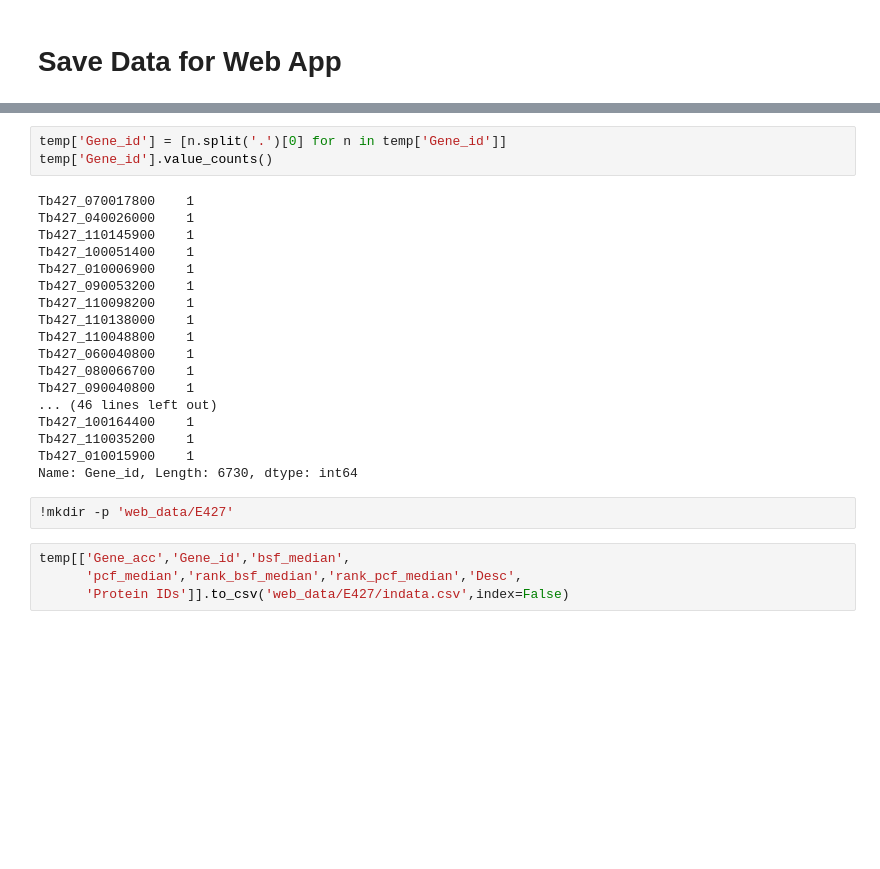
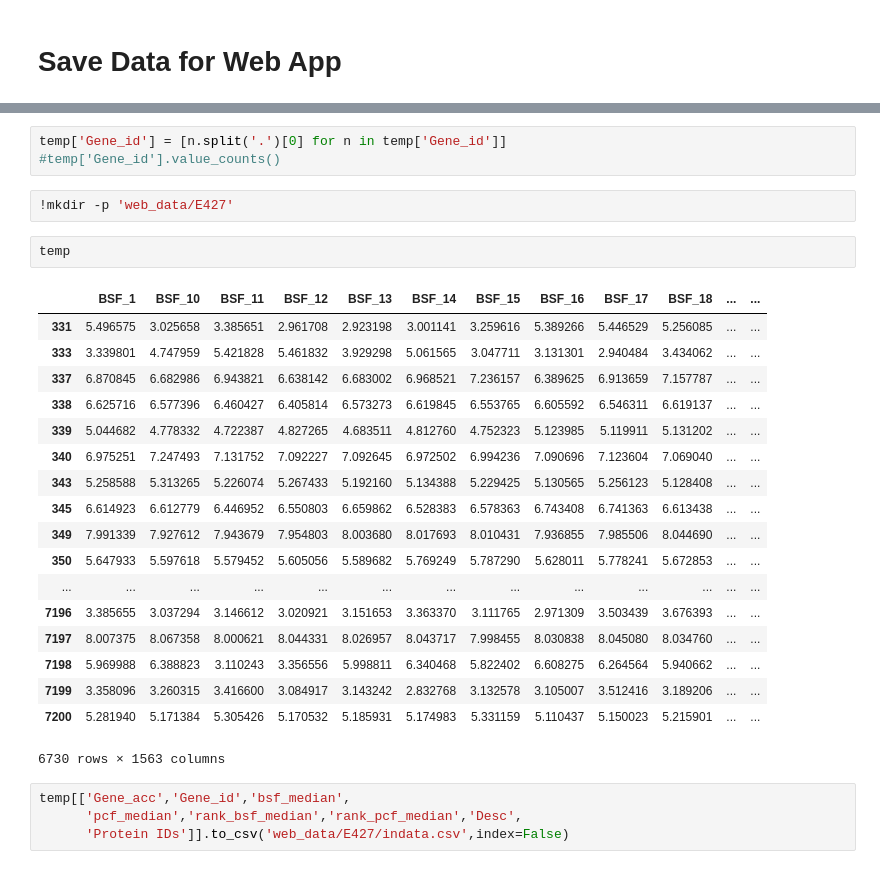
Before and after one commit to mtinti/tbrucei_ibaq, a Jupyter notebook: analysis_427.ipynb, the cells around one changed output, grey strips where cells are left out. Saved outputs shown, nothing was run; the diff lists cells and outputs as text; blank space fills up the shorter version.

```diff
--- a/analysis_427.ipynb
+++ b/analysis_427.ipynb
@@ -333,27 +333,30 @@ temp.head()
 5 rows × 1563 columns
 # %%
 temp['Gene_id'] = [n.split('.')[0] for n in temp['Gene_id']]
-temp['Gene_id'].value_counts()
+#temp['Gene_id'].value_counts()
-# %% [output]
-Tb427_070017800    1
-Tb427_040026000    1
-Tb427_110145900    1
-Tb427_100051400    1
-Tb427_010006900    1
-Tb427_090053200    1
-Tb427_110098200    1
-Tb427_110138000    1
-Tb427_110048800    1
-Tb427_060040800    1
-Tb427_080066700    1
-Tb427_090040800    1
-... (46 lines left out)
-Tb427_100164400    1
-Tb427_110035200    1
-Tb427_010015900    1
-Name: Gene_id, Length: 6730, dtype: int64
 # %%
 !mkdir -p 'web_data/E427'
+# %%
+temp
+# %% [output]
+|  | BSF_1 | BSF_10 | BSF_11 | BSF_12 | BSF_13 | BSF_14 | BSF_15 | BSF_16 | BSF_17 | BSF_18 | ... | ... |
+| 331 | 5.496575 | 3.025658 | 3.385651 | 2.961708 | 2.923198 | 3.001141 | 3.259616 | 5.389266 | 5.446529 | 5.256085 | ... | ... |
+| 333 | 3.339801 | 4.747959 | 5.421828 | 5.461832 | 3.929298 | 5.061565 | 3.047711 | 3.131301 | 2.940484 | 3.434062 | ... | ... |
+| 337 | 6.870845 | 6.682986 | 6.943821 | 6.638142 | 6.683002 | 6.968521 | 7.236157 | 6.389625 | 6.913659 | 7.157787 | ... | ... |
+| 338 | 6.625716 | 6.577396 | 6.460427 | 6.405814 | 6.573273 | 6.619845 | 6.553765 | 6.605592 | 6.546311 | 6.619137 | ... | ... |
+| 339 | 5.044682 | 4.778332 | 4.722387 | 4.827265 | 4.683511 | 4.812760 | 4.752323 | 5.123985 | 5.119911 | 5.131202 | ... | ... |
+| 340 | 6.975251 | 7.247493 | 7.131752 | 7.092227 | 7.092645 | 6.972502 | 6.994236 | 7.090696 | 7.123604 | 7.069040 | ... | ... |
+| 343 | 5.258588 | 5.313265 | 5.226074 | 5.267433 | 5.192160 | 5.134388 | 5.229425 | 5.130565 | 5.256123 | 5.128408 | ... | ... |
+| 345 | 6.614923 | 6.612779 | 6.446952 | 6.550803 | 6.659862 | 6.528383 | 6.578363 | 6.743408 | 6.741363 | 6.613438 | ... | ... |
+| 349 | 7.991339 | 7.927612 | 7.943679 | 7.954803 | 8.003680 | 8.017693 | 8.010431 | 7.936855 | 7.985506 | 8.044690 | ... | ... |
+| 350 | 5.647933 | 5.597618 | 5.579452 | 5.605056 | 5.589682 | 5.769249 | 5.787290 | 5.628011 | 5.778241 | 5.672853 | ... | ... |
+| ... | ... | ... | ... | ... | ... | ... | ... | ... | ... | ... | ... | ... |
+| 7196 | 3.385655 | 3.037294 | 3.146612 | 3.020921 | 3.151653 | 3.363370 | 3.111765 | 2.971309 | 3.503439 | 3.676393 | ... | ... |
+| 7197 | 8.007375 | 8.067358 | 8.000621 | 8.044331 | 8.026957 | 8.043717 | 7.998455 | 8.030838 | 8.045080 | 8.034760 | ... | ... |
+| 7198 | 5.969988 | 6.388823 | 3.110243 | 3.356556 | 5.998811 | 6.340468 | 5.822402 | 6.608275 | 6.264564 | 5.940662 | ... | ... |
+| 7199 | 3.358096 | 3.260315 | 3.416600 | 3.084917 | 3.143242 | 2.832768 | 3.132578 | 3.105007 | 3.512416 | 3.189206 | ... | ... |
+| 7200 | 5.281940 | 5.171384 | 5.305426 | 5.170532 | 5.185931 | 5.174983 | 5.331159 | 5.110437 | 5.150023 | 5.215901 | ... | ... |
+6730 rows × 1563 columns
 # %%
 temp[['Gene_acc','Gene_id','bsf_median',
       'pcf_median','rank_bsf_median','rank_pcf_median','Desc',
```
Also changed, not shown: parts of 3 cells of this notebook, 5 other files.
